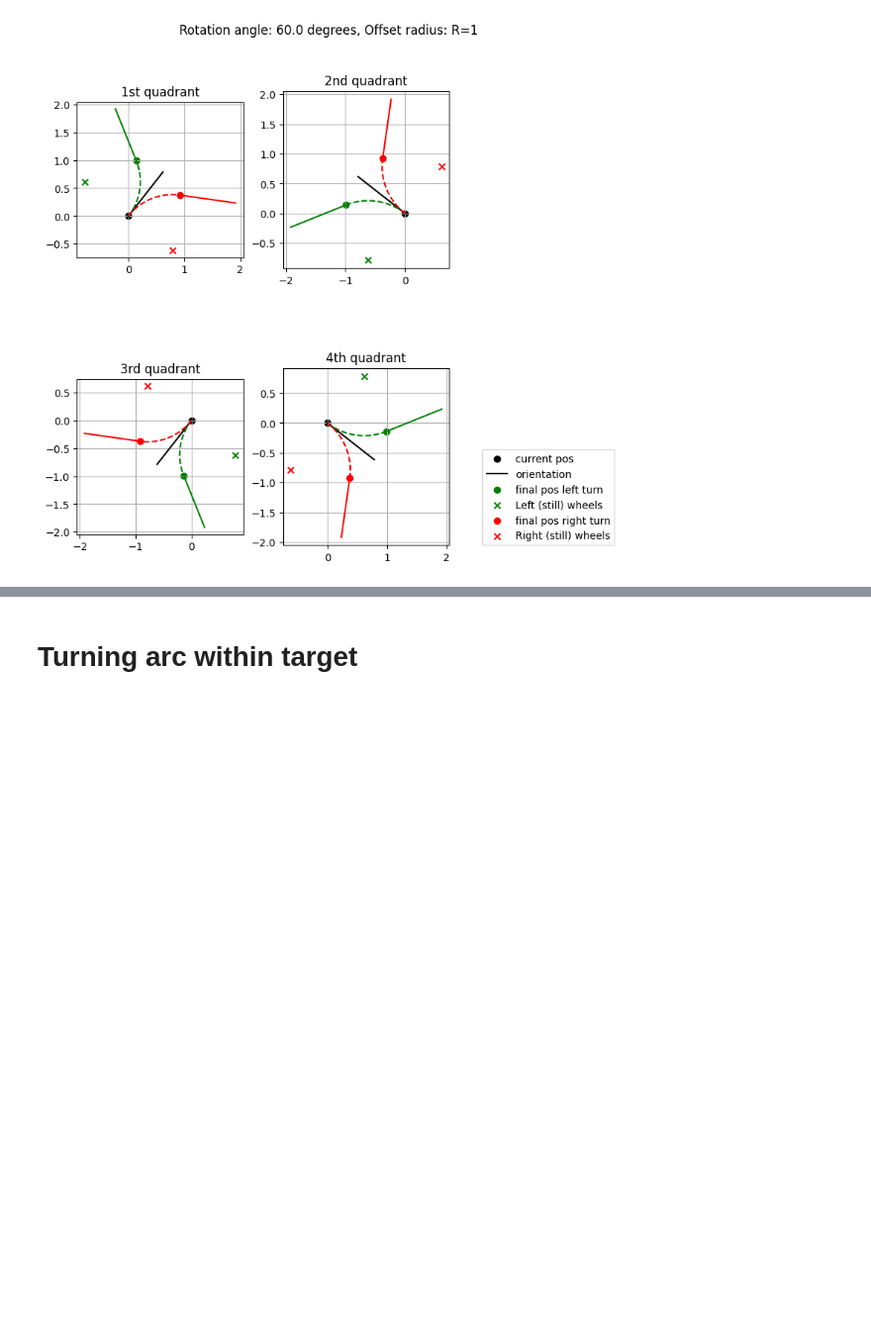
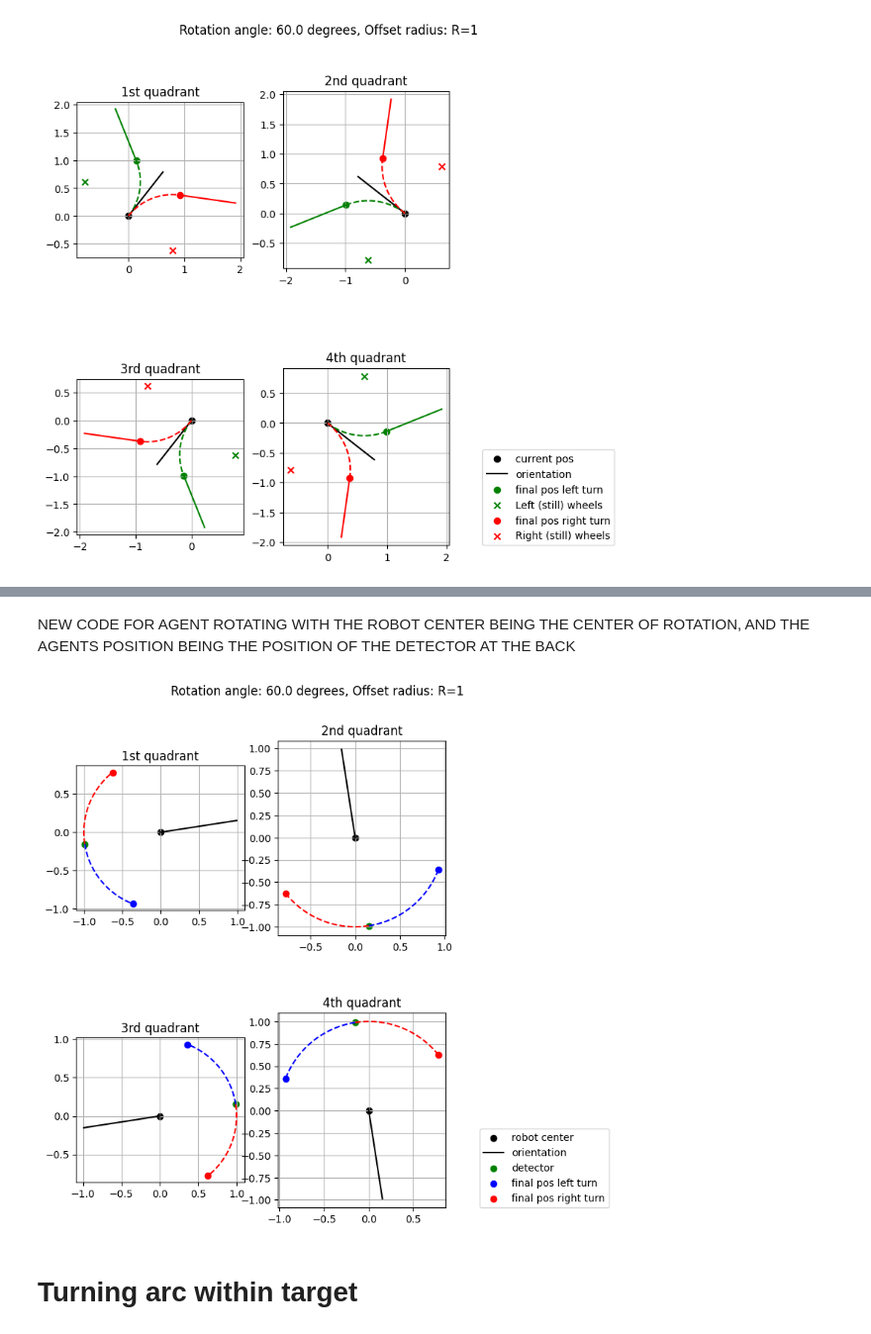
Before and after one commit to alincera/rl_opts_robotsearch, a Jupyter notebook: nbs/lib_nbs/launch_files/simulation_robots.ipynb, the cells around one changed output, grey strips where cells are left out. Shown at 99% size. Saved outputs shown, nothing was run; the diff lists cells and outputs as text; code cells hidden in the pictures; blank space fills up the shorter version.

Commit message:
Update robot turn dynamics
Turn: robots center stays the same but detector at the back rotates
Hyperparameter grid in launch_robots

```diff
--- a/nbs/lib_nbs/launch_files/simulation_robots.ipynb
+++ b/nbs/lib_nbs/launch_files/simulation_robots.ipynb
@@ -236,0 +239,2 @@ plt.show()
+# %% [markdown]
+NEW CODE FOR AGENT ROTATING WITH THE ROBOT CENTER BEING THE CENTER OF ROTATION, AND THE AGENTS POSITION BEING THE POSITION OF THE DETECTOR AT THE BACK
@@ -237,3 +251,80 @@ plt.show()
+# %%
+def rotation_arc_new(theta, dtheta, left, num_points_arc=100, R=1, x=0, y=0):
+
+    if left and dtheta<0:
+        print('Sign of rotation angle is not well defined.')
+
+    phi = np.pi - theta
+
+    # Get origin of rotation
+    origin_x = x -  R * np.cos(phi)
+    origin_y = y +  R * np.sin(phi)
+
+    # Generate points for the arc in rad: from start point to final point = start point + length of arc
+    angles = np.linspace(-phi, -phi + dtheta, num_points_arc)
+    x_arc = origin_x + R * np.cos(angles) #x positions of all the arc points
+    y_arc = origin_y + R * np.sin(angles) #y positions of all the arc points
+
+    return origin_x, origin_y, x_arc, y_arc
+# %%
+
+#Define rotation angle. Rotation radius = 1 (default).
+dtheta = np.pi/3
+
+# Create a figure with 4 subplots (2x2 grid)
+fig, axs = plt.subplots(2, 2, figsize=(8, 8))
+
+# List of subplot titles
+titles = ["1st quadrant", "2nd quadrant", "3rd quadrant", "4th quadrant"]
+
+# Loop through each subplot
+theta_example = np.random.rand() * np.pi/2
+
+for i in range(4):
+    ax = axs[i // 2, i % 2]  # Access the i-th subplot
+
+    #get theta in the corresponding quadrant
+    theta_i = theta_example + i*np.pi/2
+
+    #get current orientation. Center of robot in (0,0)
+    [x_i, y_i] = [np.cos(theta_i), np.sin(theta_i)]
+    ax.scatter(0, 0, color='black', label='robot center') #point
+    ax.plot([0,x_i], [0,y_i], color='black', label='orientation') #orientation direction
+
+    #get and plot position of detector
+    det_x = np.cos(np.pi-theta_i)
+    det_y = -np.sin(np.pi-theta_i)
+    ax.scatter(det_x, det_y, color='green', label='detector') #point
+
+    #final detector's position after left turn
+    [dx_L, dy_L] = rotated_coord_new(theta_i, dtheta)
+    ax.scatter(det_x+dx_L, det_y+dy_L, color='blue', label='final pos left turn') #point
+
+    #arc to the left
+    ox_L, oy_L, arc_x_L, arc_y_L = rotation_arc_new(theta_i, dtheta, left=True, x=det_x, y=det_y)
+    ax.plot(arc_x_L, arc_y_L, '--', color='blue')
+
+    #final detector's position after right turn
+    [dx_R, dy_R] = rotated_coord_new(theta_i, - dtheta)
+    ax.scatter(det_x+dx_R, det_y+dy_R, color='red', label='final pos right turn') #point
+
+    #arc to the right
+    ox_R, oy_R, arc_x_R, arc_y_R = rotation_arc_new(theta_i, - dtheta, left=False, x=det_x, y=det_y)
+    ax.plot(arc_x_R, arc_y_R, '--', color='red')
+
+    #plot params
+    ax.set_aspect('equal', adjustable='box')
+    ax.set_title(titles[i])
+    ax.grid(True)
+
+ax.legend(loc=[1.2,0])
+
+# Set the overall title and show the plot
+plt.suptitle(f'Rotation angle: {np.round(dtheta * 180/np.pi,2)} degrees, Offset radius: R=1')
+plt.tight_layout()
+plt.show()
+# %% [output]
+[figure, added]
 # %% [markdown]
 # Turning arc within target
 # %% [markdown]
```
Also changed, not shown: parts of 2 cells of this notebook, 7 other files.
